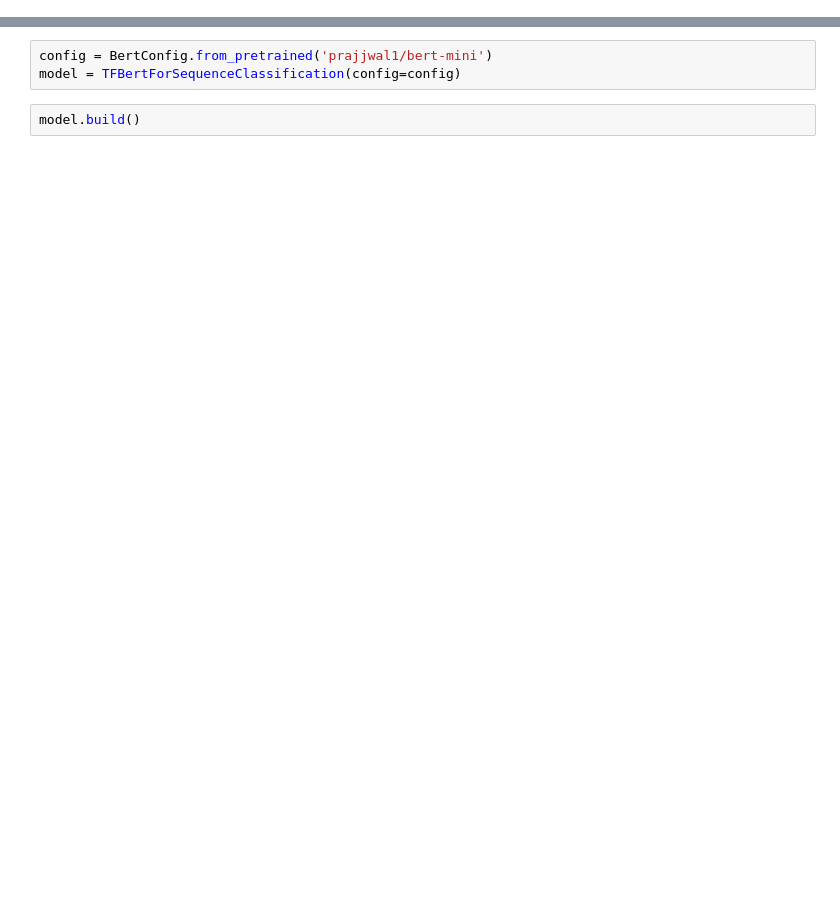
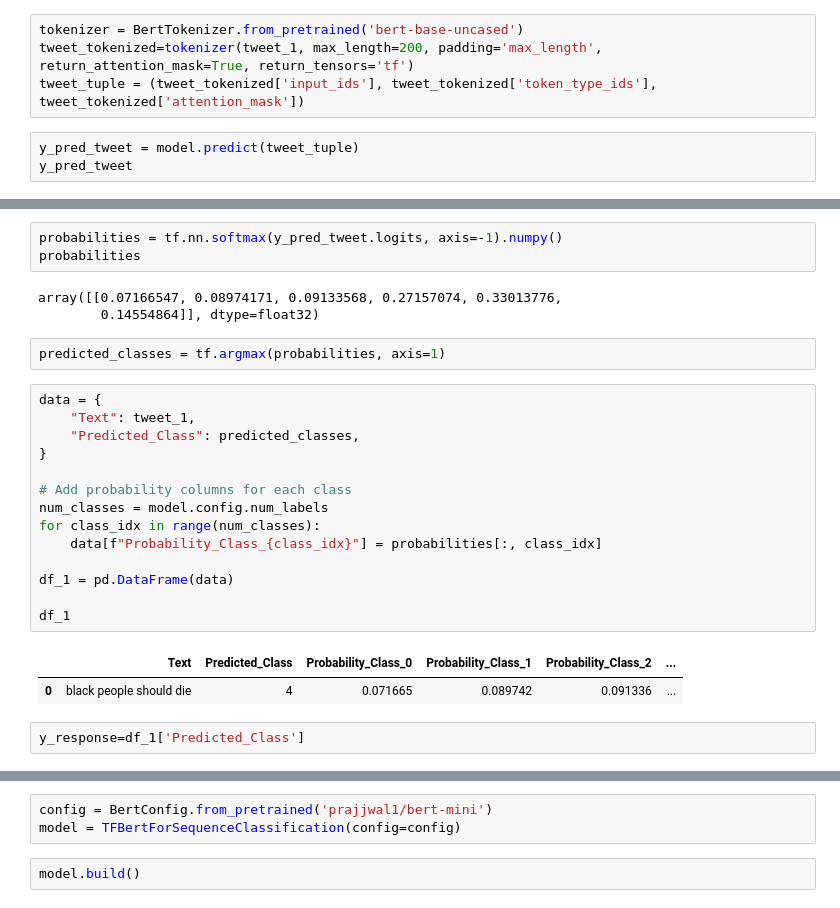
Before and after one commit to irismarechal1997/moder_ia, a Jupyter notebook: notebook/irisv5.ipynb, the cells around one changed output, grey strips where cells are left out. Cells and saved outputs as stored; diff of their text form; blank space fills up the shorter version.

```diff
--- a/notebook/irisv5.ipynb
+++ b/notebook/irisv5.ipynb
@@ -33,0 +126,7 @@ To enable the following instructions: AVX2 FMA, in other operations, rebuild Ten
+# %%
+tokenizer = BertTokenizer.from_pretrained('bert-base-uncased')
+tweet_tokenized=tokenizer(tweet_1, max_length=200, padding='max_length', return_attention_mask=True, return_tensors='tf')
+tweet_tuple = (tweet_tokenized['input_ids'], tweet_tokenized['token_type_ids'], tweet_tokenized['attention_mask'])
+# %%
+y_pred_tweet = model.predict(tweet_tuple)
+y_pred_tweet
@@ -33,0 +137,27 @@ To enable the following instructions: AVX2 FMA, in other operations, rebuild Ten
+# %%
+probabilities = tf.nn.softmax(y_pred_tweet.logits, axis=-1).numpy()
+probabilities
+# %% [output]
+array([[0.07166547, 0.08974171, 0.09133568, 0.27157074, 0.33013776,
+        0.14554864]], dtype=float32)
+# %%
+predicted_classes = tf.argmax(probabilities, axis=1)
+# %%
+data = {
+    "Text": tweet_1,
+    "Predicted_Class": predicted_classes,
+}
+
+# Add probability columns for each class
+num_classes = model.config.num_labels
+for class_idx in range(num_classes):
+    data[f"Probability_Class_{class_idx}"] = probabilities[:, class_idx]
+
+df_1 = pd.DataFrame(data)
+
+df_1
+# %% [output]
+|  | Text | Predicted_Class | Probability_Class_0 | Probability_Class_1 | Probability_Class_2 | ... |
+| 0 | black people should die | 4 | 0.071665 | 0.089742 | 0.091336 | ... |
+# %%
+y_response=df_1['Predicted_Class']
```
Also changed, not shown: parts of 25 cells of this notebook, 3 other files.
